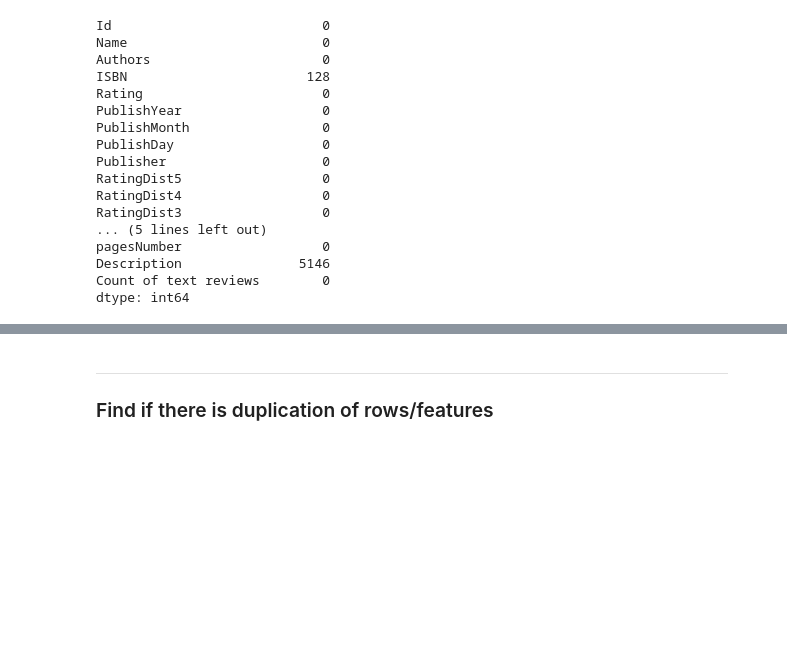
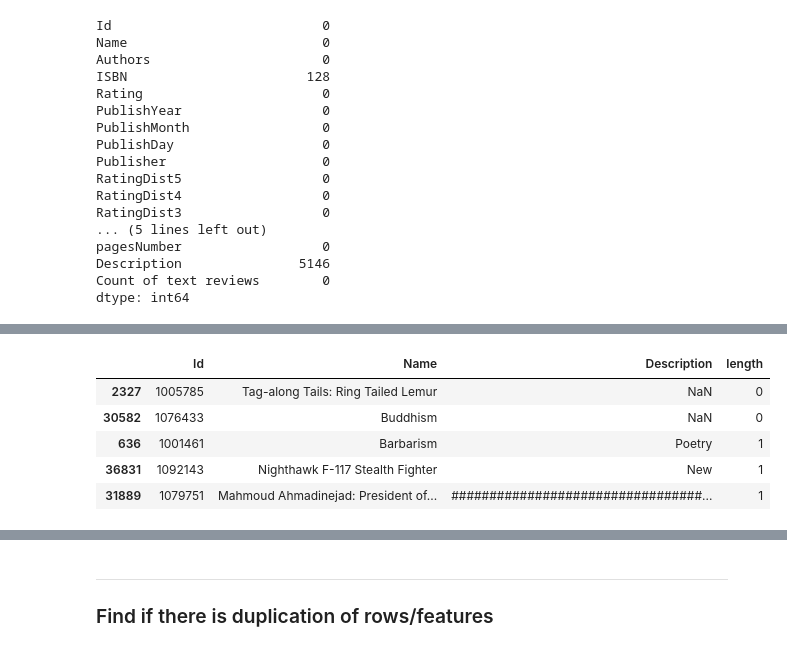
Before and after one commit to AmoliR/nlp-for-book-recommendation, a Jupyter notebook: eda.ipynb, the cells around one changed output, grey strips where cells are left out. Cells and saved outputs as stored; diff of their text form; code cells hidden in the pictures; blank space fills up the shorter version.

```diff
--- a/eda.ipynb
+++ b/eda.ipynb
@@ -139,0 +181,10 @@ eda_data.shape
+# %%
+eda_data[eda_data.length.isin(range(0,4))][["Id", "Name", "Description", "length"]]\
+.sort_values(by=["length"], ascending=True).head()
+# %% [output]
+|  | Id | Name | Description | length |
+| 2327 | 1005785 | Tag-along Tails: Ring Tailed Lemur | NaN | 0 |
+| 30582 | 1076433 | Buddhism | NaN | 0 |
+| 636 | 1001461 | Barbarism | Poetry | 1 |
+| 36831 | 1092143 | Nighthawk F-117 Stealth Fighter | New | 1 |
+| 31889 | 1079751 | Mahmoud Ahmadinejad: President of... | #################################... | 1 |
```
Also changed, not shown: parts of 30 cells of this notebook.
